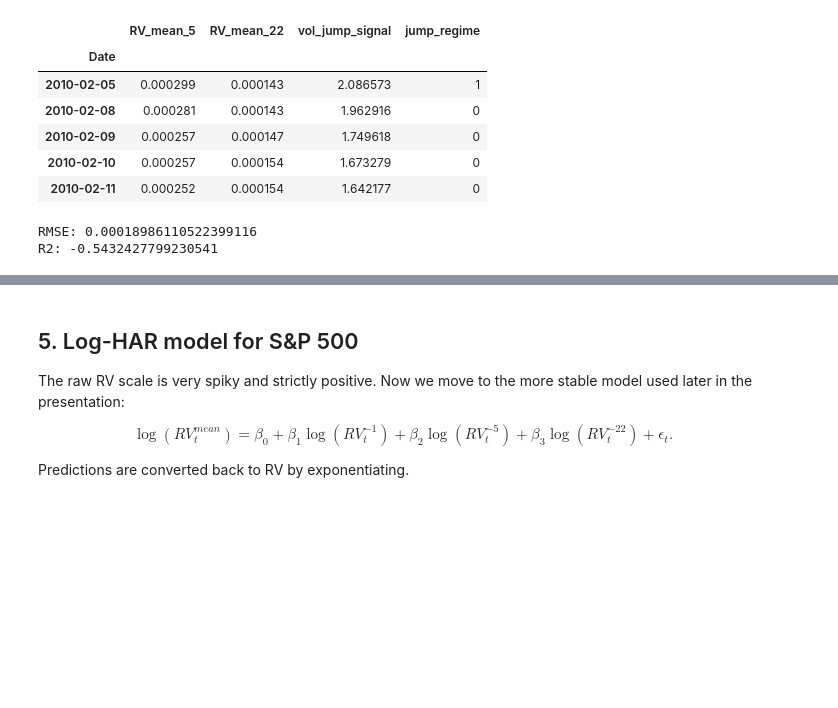
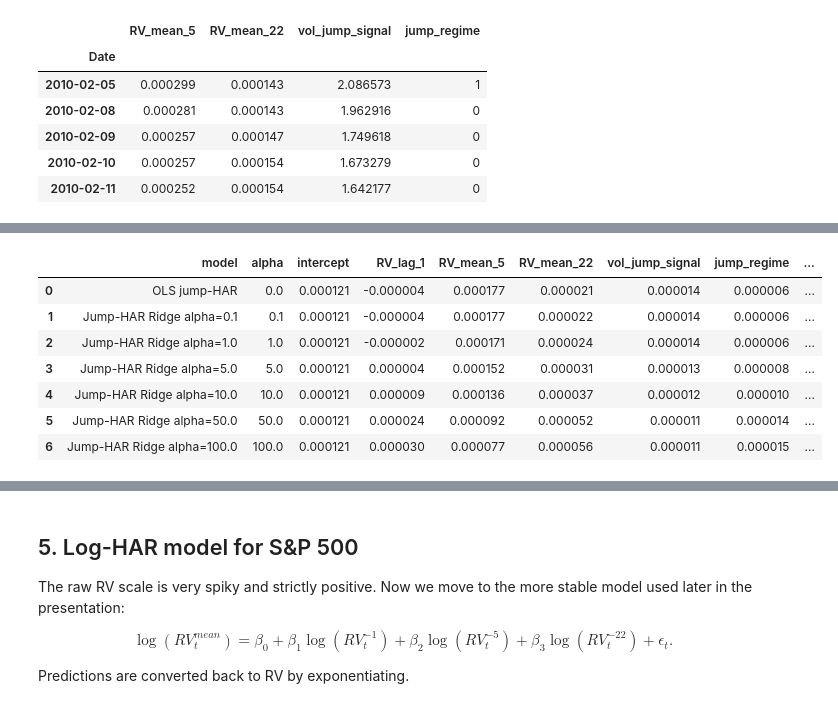
Before and after one commit to GaloisM/Bayesian_Volatility, a Jupyter notebook: bayesian_volatility_clean.ipynb, the cells around one changed output, grey strips where cells are left out. Saved outputs shown, nothing was run; the diff lists cells and outputs as text; code cells hidden in the pictures; blank space fills up the shorter version.

```diff
--- a/bayesian_volatility_clean.ipynb
+++ b/bayesian_volatility_clean.ipynb
@@ -289,23 +360,64 @@ model_df = df[[target] + features].dropna()
 X = model_df[features]
 y = model_df[target]
 
-split_idx = int(len(model_df) * TRAIN_FRACTION)
+X_train, X_test, y_train, y_test = train_test_split(
+    X,
+    y,
+    train_size=TRAIN_FRACTION,
+    shuffle=False,
+)
 
-X_train = X.iloc[:split_idx]
-X_test = X.iloc[split_idx:]
-y_train = y.iloc[:split_idx]
-y_test = y.iloc[split_idx:]
+ridge_alphas = [0.0, 0.1, 1.0, 5.0, 10.0, 50.0, 100.0]
 
-jump_model = Pipeline([
-    ("scaler", StandardScaler()),
-    ("ridge", Ridge(alpha=1.0)),
-])
+jump_ridge_predictions = {}
+jump_ridge_results = []
+coef_rows = []
 
-jump_model.fit(X_train, y_train)
-y_test_pred = jump_model.predict(X_test)
+for alpha in ridge_alphas:
+    if alpha == 0.0:
+        model = Pipeline([
+            ("scaler", StandardScaler()),
+            ("regression", LinearRegression()),
+        ])
+        model_name = "OLS jump-HAR"
+    else:
+        model = Pipeline([
+            ("scaler", StandardScaler()),
+            ("regression", Ridge(alpha=alpha)),
+        ])
+        model_name = f"Jump-HAR Ridge alpha={alpha}"
 
-print("RMSE:", np.sqrt(mean_squared_error(y_test, y_test_pred)))
-print("R2:", r2_score(y_test, y_test_pred))
+    model.fit(X_train, y_train)
+    y_pred = model.predict(X_test)
+
+    jump_ridge_predictions[model_name] = y_pred
+
+    jump_ridge_results.append({
+        "model": model_name,
+        "alpha": alpha,
+        "MSE": mean_squared_error(y_test, y_pred),
+        "RMSE": np.sqrt(mean_squared_error(y_test, y_pred)),
+        "R2": r2_score(y_test, y_pred),
+    })
+
+    regression = model.named_steps["regression"]
+
+    coef_row = {
+        "model": model_name,
+        "alpha": alpha,
+        "intercept": regression.intercept_,
+    }
+
+    coef_row.update({
+        feature: coef
+        for feature, coef in zip(features, regression.coef_)
+    })
+
+    coef_rows.append(coef_row)
+
+jump_ridge_results = pd.DataFrame(jump_ridge_results).sort_values("RMSE")
+jump_coef_df = pd.DataFrame(coef_rows)
+
+display(jump_ridge_results)
+display(jump_coef_df)
 # %% [output]
-RMSE: 0.00018986110522399116
-R2: -0.5432427799230541
@@ -311,0 +432,8 @@ R2: -0.5432427799230541
+|  | model | alpha | intercept | RV_lag_1 | RV_mean_5 | RV_mean_22 | vol_jump_signal | jump_regime | ... |
+| 0 | OLS jump-HAR | 0.0 | 0.000121 | -0.000004 | 0.000177 | 0.000021 | 0.000014 | 0.000006 | ... |
+| 1 | Jump-HAR Ridge alpha=0.1 | 0.1 | 0.000121 | -0.000004 | 0.000177 | 0.000022 | 0.000014 | 0.000006 | ... |
+| 2 | Jump-HAR Ridge alpha=1.0 | 1.0 | 0.000121 | -0.000002 | 0.000171 | 0.000024 | 0.000014 | 0.000006 | ... |
+| 3 | Jump-HAR Ridge alpha=5.0 | 5.0 | 0.000121 | 0.000004 | 0.000152 | 0.000031 | 0.000013 | 0.000008 | ... |
+| 4 | Jump-HAR Ridge alpha=10.0 | 10.0 | 0.000121 | 0.000009 | 0.000136 | 0.000037 | 0.000012 | 0.000010 | ... |
+| 5 | Jump-HAR Ridge alpha=50.0 | 50.0 | 0.000121 | 0.000024 | 0.000092 | 0.000052 | 0.000011 | 0.000014 | ... |
+| 6 | Jump-HAR Ridge alpha=100.0 | 100.0 | 0.000121 | 0.000030 | 0.000077 | 0.000056 | 0.000011 | 0.000015 | ... |
```
Also changed, not shown: parts of 32 cells of this notebook, 1 other file.
